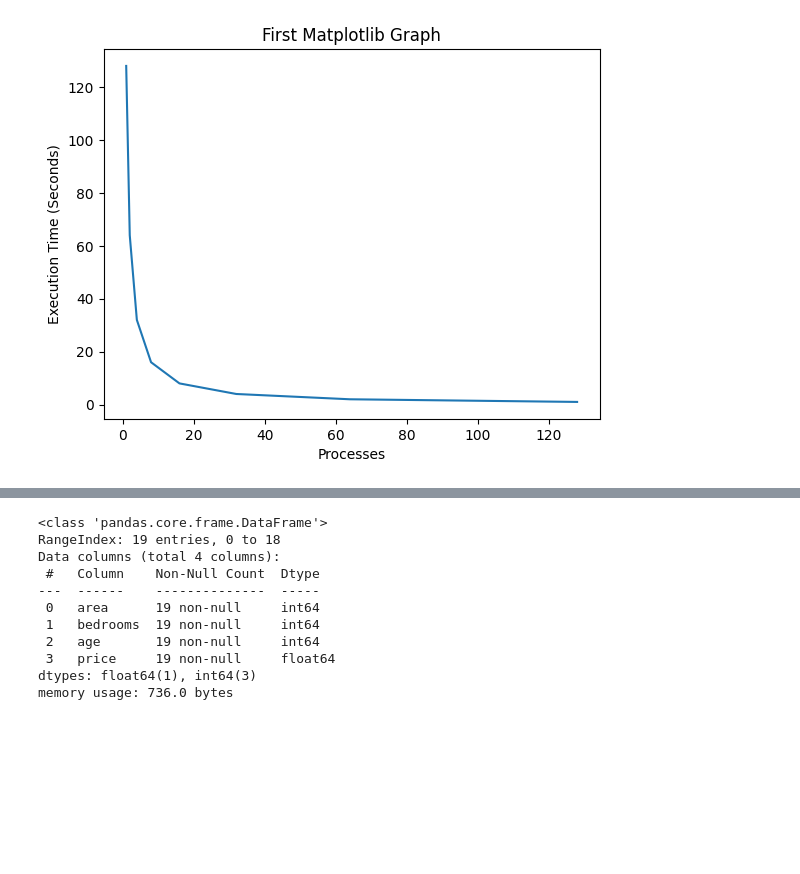
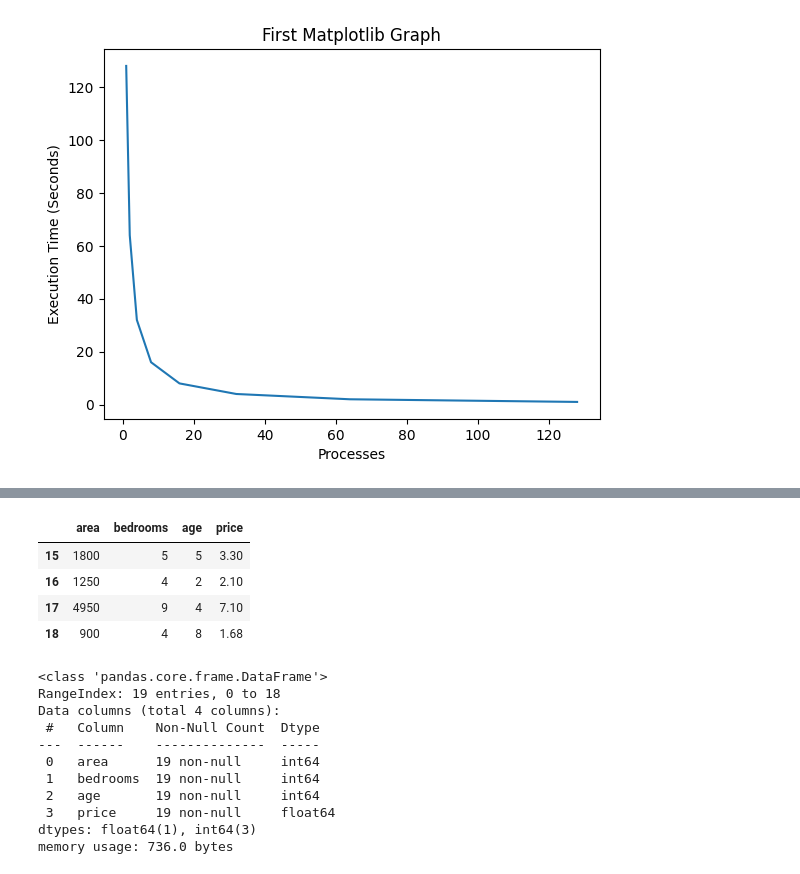
Before and after one commit to a-hamzah/ce-sml-regression-classification, a Jupyter notebook: aml-class/Lab1_AML.ipynb, the cells around one changed output, grey strips where cells are left out. Saved outputs shown, nothing was run; the diff lists cells and outputs as text; code cells hidden in the pictures; blank space fills up the shorter version.

```diff
--- a/aml-class/Lab1_AML.ipynb
+++ b/aml-class/Lab1_AML.ipynb
@@ -37,3 +39,11 @@ df.head(8)
+# %%
+df.tail(4)
+# %% [output]
+|  | area | bedrooms | age | price |
+| 15 | 1800 | 5 | 5 | 3.30 |
+| 16 | 1250 | 4 | 2 | 2.10 |
+| 17 | 4950 | 9 | 4 | 7.10 |
+| 18 | 900 | 4 | 8 | 1.68 |
 # %%
 df.info()
 # %% [output]
```
Also changed, not shown: parts of 5 cells of this notebook.
